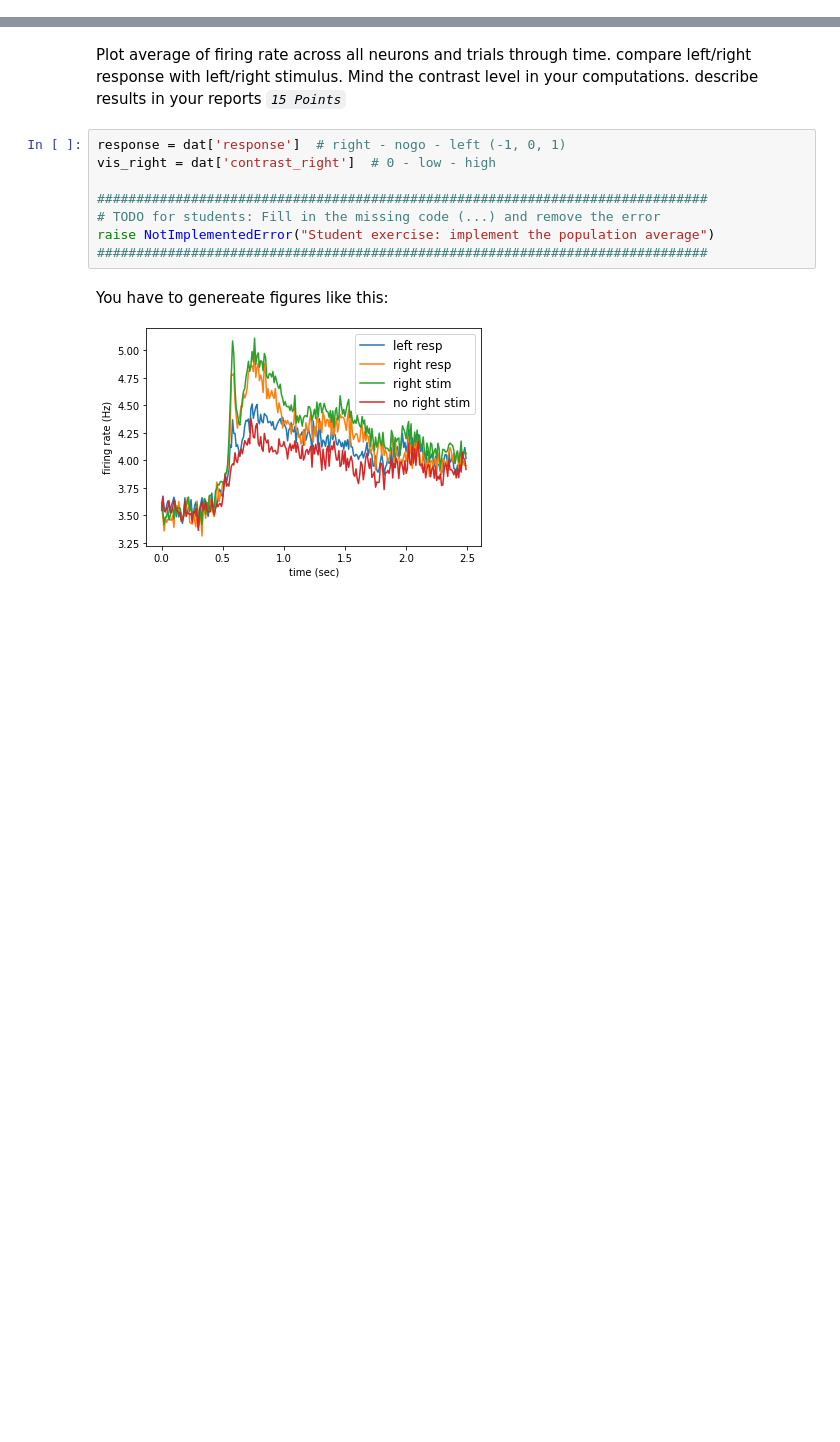
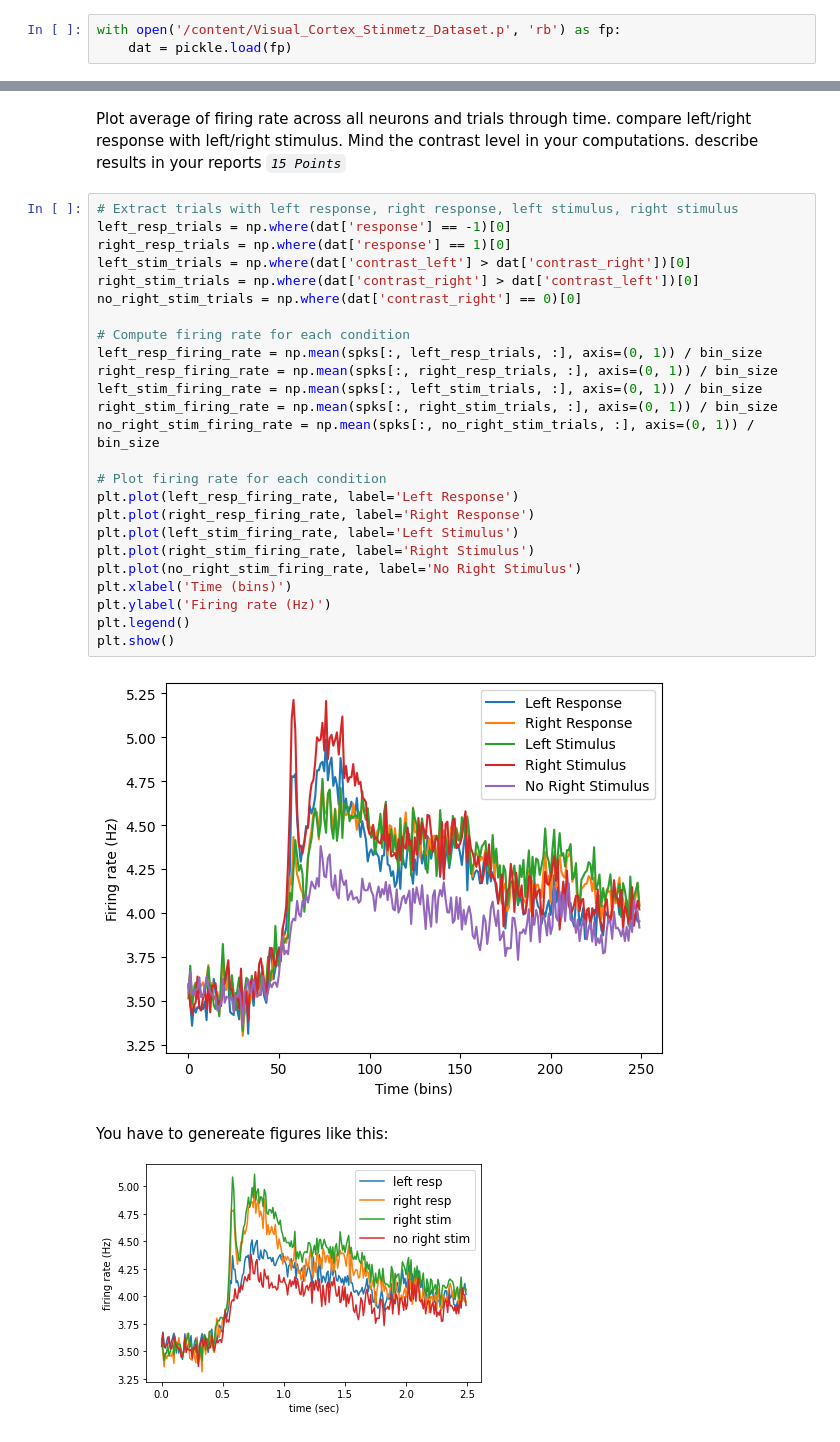
Before and after one commit to rosebaekfany/Neuroscince, a Jupyter notebook: EX3_400110009.ipynb, the cells around one changed output, grey strips where cells are left out. Saved outputs shown, nothing was run; the diff lists cells and outputs as text; blank space fills up the shorter version.

```diff
--- a/EX3_400110009.ipynb
+++ b/EX3_400110009.ipynb
@@ -69,6 +67,9 @@ What was the mouse name?  😬🐭*`1 Points`*
 ## Raster plot
 # %% [markdown]
 Define trial types:
+# %%
+with open('/content/Visual_Cortex_Stinmetz_Dataset.p', 'rb') as fp:
+    dat = pickle.load(fp)
 # %%
 response = dat['response']  # right - nogo - left (-1, 0, 1)
 response
@@ -143,14 +141,33 @@ Raster plot other trials, is there a similar pattern in same trial types? in whi
 # %% [markdown]
 Plot average of firing rate across all neurons and trials through time. compare left/right response with left/right stimulus. Mind the contrast level in your computations. describe results in your reports
 *`15 Points`*
-# %%
-response = dat['response']  # right - nogo - left (-1, 0, 1)
-vis_right = dat['contrast_right']  # 0 - low - high
-
-##############################################################################
-# TODO for students: Fill in the missing code (...) and remove the error
-raise NotImplementedError("Student exercise: implement the population average")
-##############################################################################
+# %%
+# Extract trials with left response, right response, left stimulus, right stimulus
+left_resp_trials = np.where(dat['response'] == -1)[0]
+right_resp_trials = np.where(dat['response'] == 1)[0]
+left_stim_trials = np.where(dat['contrast_left'] > dat['contrast_right'])[0]
+right_stim_trials = np.where(dat['contrast_right'] > dat['contrast_left'])[0]
+no_right_stim_trials = np.where(dat['contrast_right'] == 0)[0]
+
+# Compute firing rate for each condition
+left_resp_firing_rate = np.mean(spks[:, left_resp_trials, :], axis=(0, 1)) / bin_size
+right_resp_firing_rate = np.mean(spks[:, right_resp_trials, :], axis=(0, 1)) / bin_size
+left_stim_firing_rate = np.mean(spks[:, left_stim_trials, :], axis=(0, 1)) / bin_size
+right_stim_firing_rate = np.mean(spks[:, right_stim_trials, :], axis=(0, 1)) / bin_size
+no_right_stim_firing_rate = np.mean(spks[:, no_right_stim_trials, :], axis=(0, 1)) / bin_size
+
+# Plot firing rate for each condition
+plt.plot(left_resp_firing_rate, label='Left Response')
+plt.plot(right_resp_firing_rate, label='Right Response')
+plt.plot(left_stim_firing_rate, label='Left Stimulus')
+plt.plot(right_stim_firing_rate, label='Right Stimulus')
+plt.plot(no_right_stim_firing_rate, label='No Right Stimulus')
+plt.xlabel('Time (bins)')
+plt.ylabel('Firing rate (Hz)')
+plt.legend()
+plt.show()
+# %% [output]
+[figure, added]
 # %% [markdown]
 You have to genereate figures like this:
 
```
Also changed, not shown: parts of 11 cells of this notebook.
